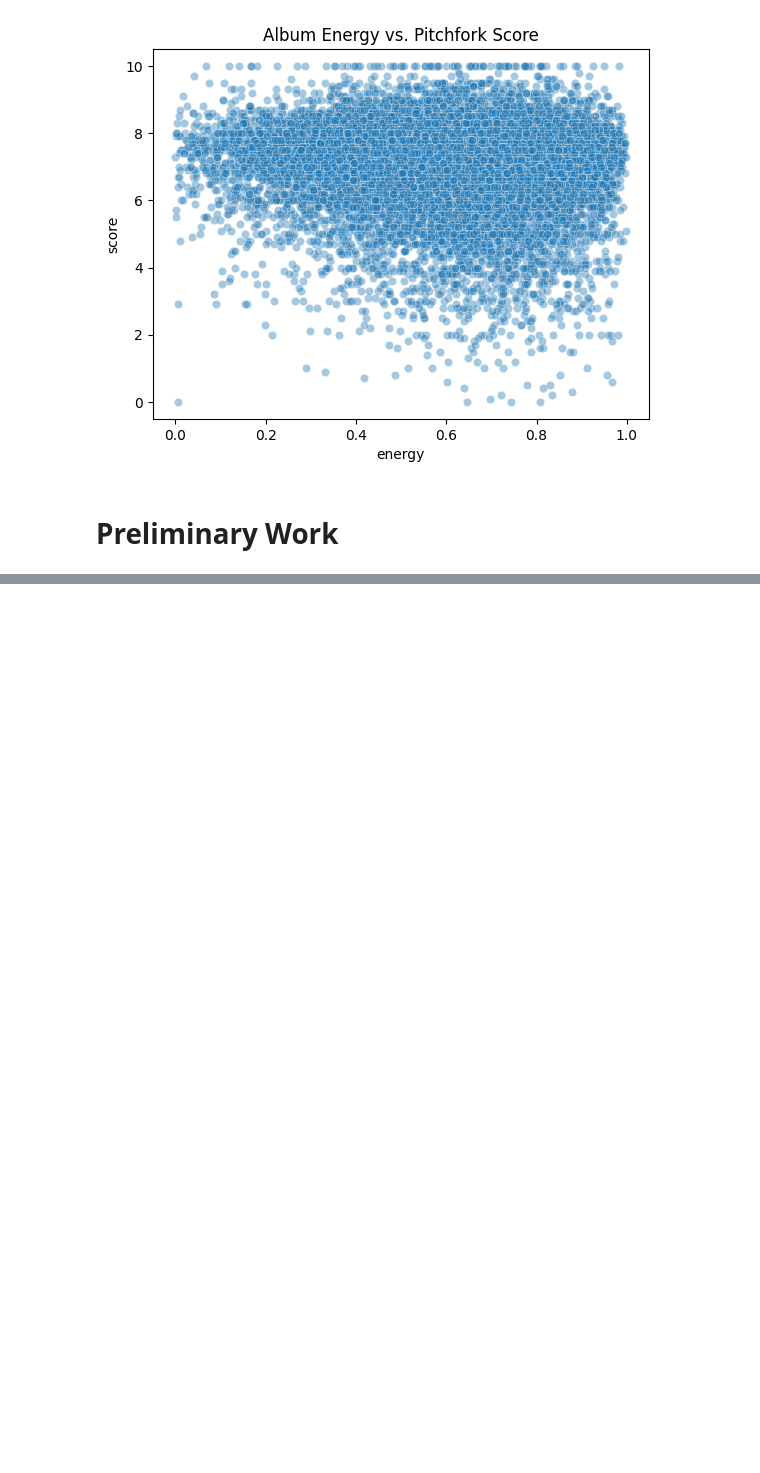
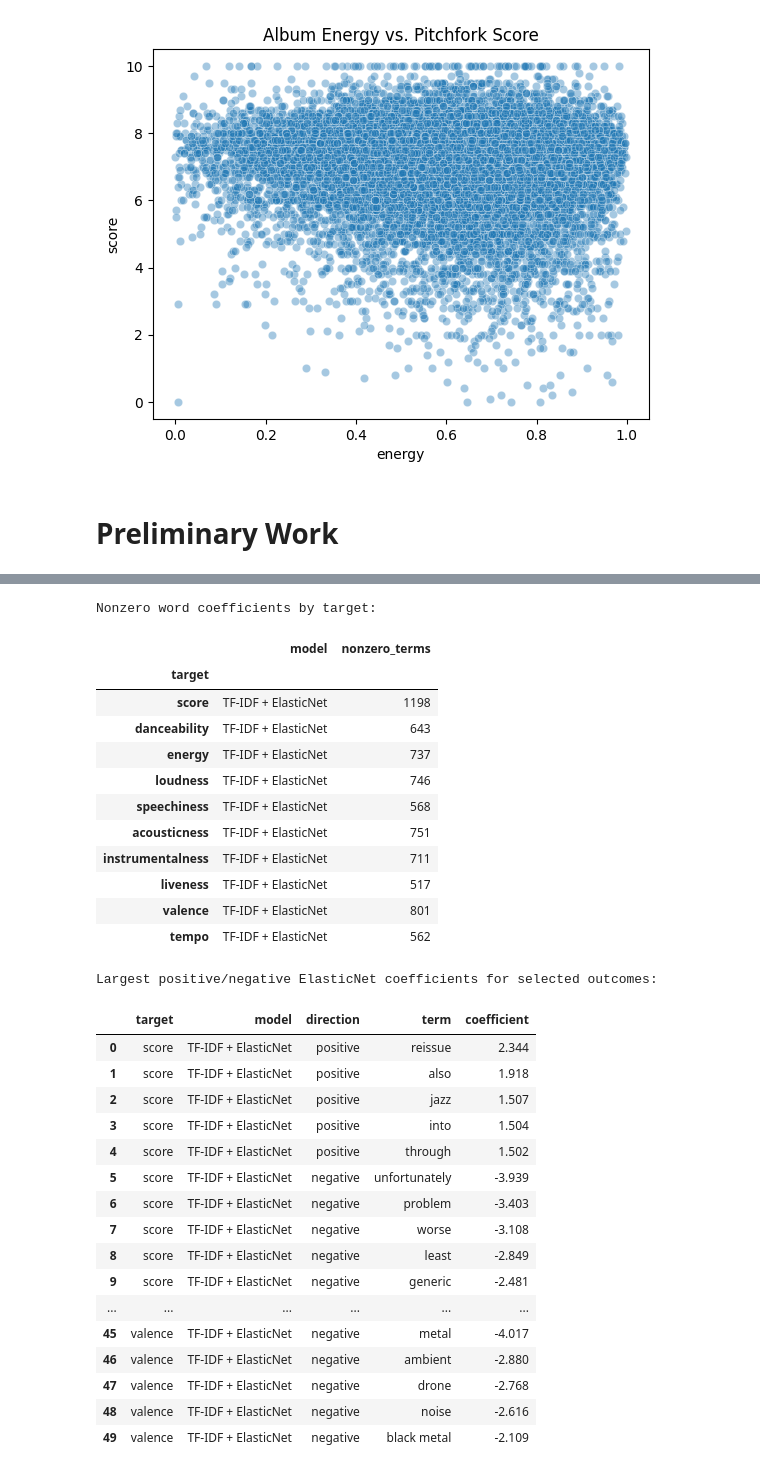
Before and after one commit to Oneplus-2997/objectively-reviewed-cos424, a Jupyter notebook: main_notebook.ipynb, the cells around one changed output, grey strips where cells are left out. Saved outputs shown, nothing was run; the diff lists cells and outputs as text; code cells hidden in the pictures; blank space fills up the shorter version.

```diff
--- a/main_notebook.ipynb
+++ b/main_notebook.ipynb
@@ -1984,0 +1990,18 @@ Largest positive/negative TF-IDF coefficients for selected outcomes:
+# %%
+elasticnet_metrics, elasticnet_terms, elasticnet_coefficient_counts = fit_tfidf_elasticnet(tfidf_split)
+elasticnet_metric_table = elasticnet_metrics.pivot(
+    index="target", columns="model", values=["r2", "mae", "rmse"]
+)
+display(elasticnet_metric_table.round(3))
+
+print("Nonzero word coefficients by target:")
+display(elasticnet_coefficient_counts.set_index("target"))
+
+print("Largest positive/negative ElasticNet coefficients for selected outcomes:")
+selected_elasticnet_terms = elasticnet_terms[
+    elasticnet_terms["target"].isin(
+        ["score", "danceability", "energy", "acousticness", "valence"]
+    )
+].groupby(["target", "direction"], sort=False).head(5)
+display(selected_elasticnet_terms.reset_index(drop=True).round({"coefficient": 3}))
+# %% [output]
@@ -1984,0 +2021,31 @@ Largest positive/negative TF-IDF coefficients for selected outcomes:
+Nonzero word coefficients by target:
+|  | model | nonzero_terms |
+| target |  |  |
+| score | TF-IDF + ElasticNet | 1198 |
+| danceability | TF-IDF + ElasticNet | 643 |
+| energy | TF-IDF + ElasticNet | 737 |
+| loudness | TF-IDF + ElasticNet | 746 |
+| speechiness | TF-IDF + ElasticNet | 568 |
+| acousticness | TF-IDF + ElasticNet | 751 |
+| instrumentalness | TF-IDF + ElasticNet | 711 |
+| liveness | TF-IDF + ElasticNet | 517 |
+| valence | TF-IDF + ElasticNet | 801 |
+| tempo | TF-IDF + ElasticNet | 562 |
+Largest positive/negative ElasticNet coefficients for selected outcomes:
+|  | target | model | direction | term | coefficient |
+| 0 | score | TF-IDF + ElasticNet | positive | reissue | 2.344 |
+| 1 | score | TF-IDF + ElasticNet | positive | also | 1.918 |
+| 2 | score | TF-IDF + ElasticNet | positive | jazz | 1.507 |
+| 3 | score | TF-IDF + ElasticNet | positive | into | 1.504 |
+| 4 | score | TF-IDF + ElasticNet | positive | through | 1.502 |
+| 5 | score | TF-IDF + ElasticNet | negative | unfortunately | -3.939 |
+| 6 | score | TF-IDF + ElasticNet | negative | problem | -3.403 |
+| 7 | score | TF-IDF + ElasticNet | negative | worse | -3.108 |
+| 8 | score | TF-IDF + ElasticNet | negative | least | -2.849 |
+| 9 | score | TF-IDF + ElasticNet | negative | generic | -2.481 |
+| ... | ... | ... | ... | ... | ... |
+| 45 | valence | TF-IDF + ElasticNet | negative | metal | -4.017 |
+| 46 | valence | TF-IDF + ElasticNet | negative | ambient | -2.880 |
+| 47 | valence | TF-IDF + ElasticNet | negative | drone | -2.768 |
+| 48 | valence | TF-IDF + ElasticNet | negative | noise | -2.616 |
+| 49 | valence | TF-IDF + ElasticNet | negative | black metal | -2.109 |
```
Also changed, not shown: parts of 9 cells of this notebook.
